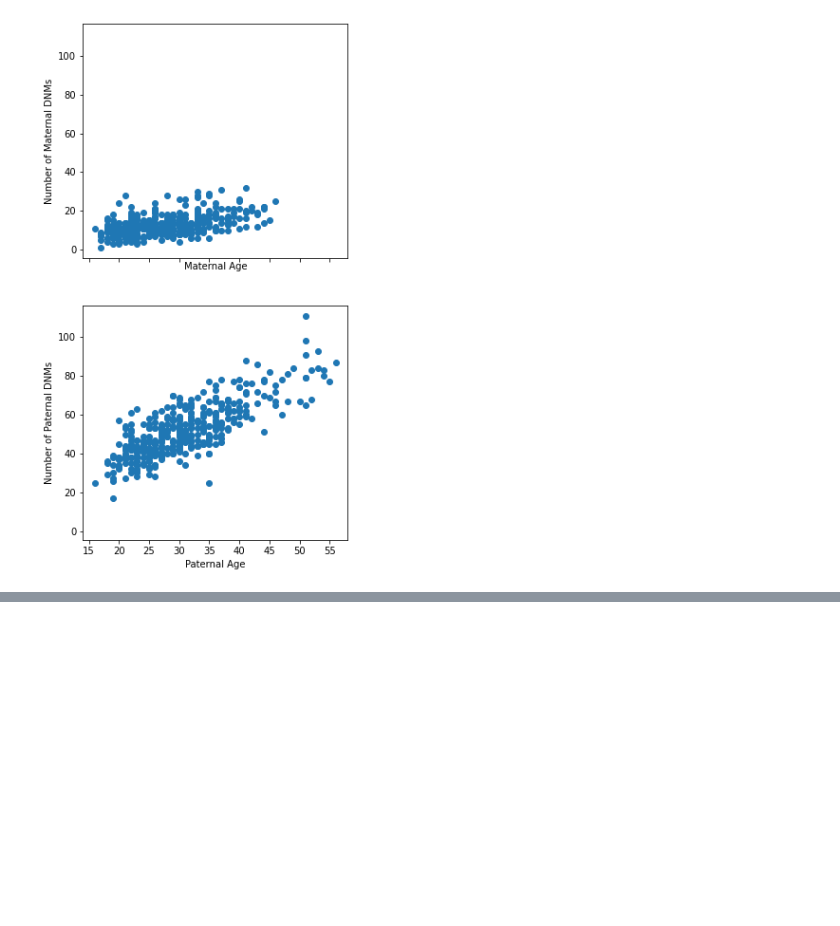
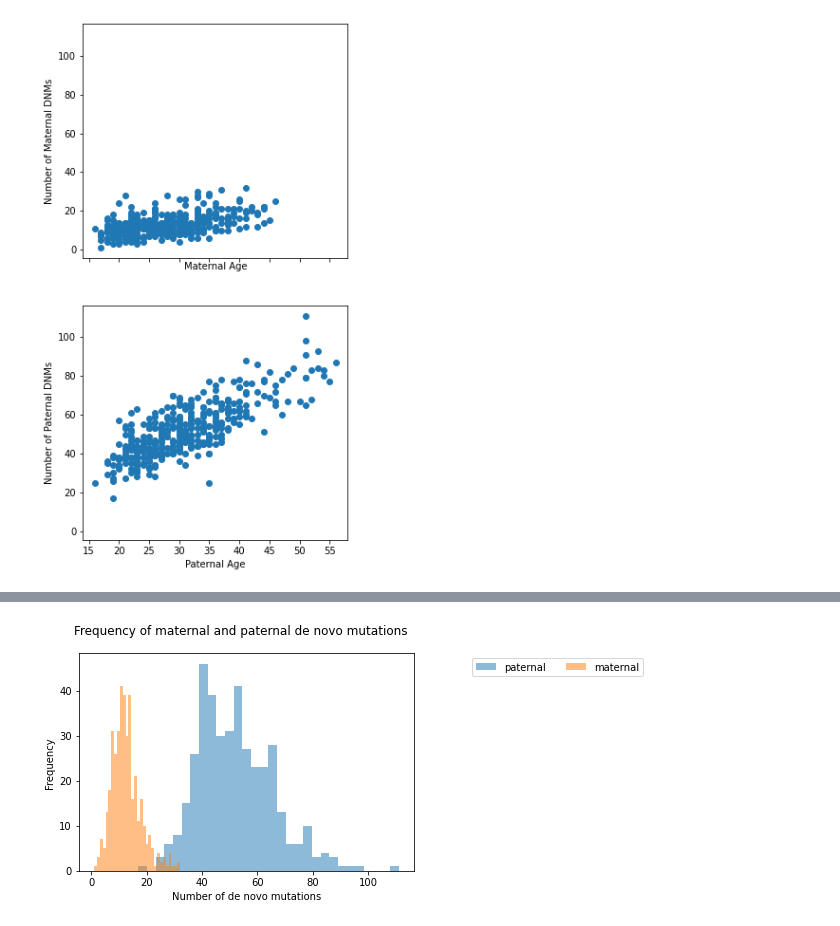
Before and after one commit to AustinChiappetta/qbb2020-answers, a Jupyter notebook: day5-lunch/day5-lunch_exercise.ipynb, the cells around one changed output, grey strips where cells are left out. Drawn from its saved outputs; the diff is of its cells as text; code cells hidden in the pictures; blank space fills up the shorter version.

```diff
--- a/day5-lunch/day5-lunch_exercise.ipynb
+++ b/day5-lunch/day5-lunch_exercise.ipynb
@@ -204,0 +275,11 @@ plt.show()
+# %%
+fig, ax = plt.subplots()
+ax.hist(df_parental_age["pat_dnm"], label = "paternal", bins = 30, alpha = 0.5)
+ax.hist(df_parental_age["mat_dnm"], label = "maternal", bins = 30, alpha = 0.5)
+plt.legend(bbox_to_anchor = (1.7, 1), loc = 'upper right', ncol = 2)
+ax.set_xlabel("Number of de novo mutations")
+ax.set_ylabel("Frequency")
+fig.suptitle("Frequency of maternal and paternal de novo mutations")
+plt.show()
+# %% [output]
+[figure, added]
```
Also changed, not shown: parts of 28 cells of this notebook.
